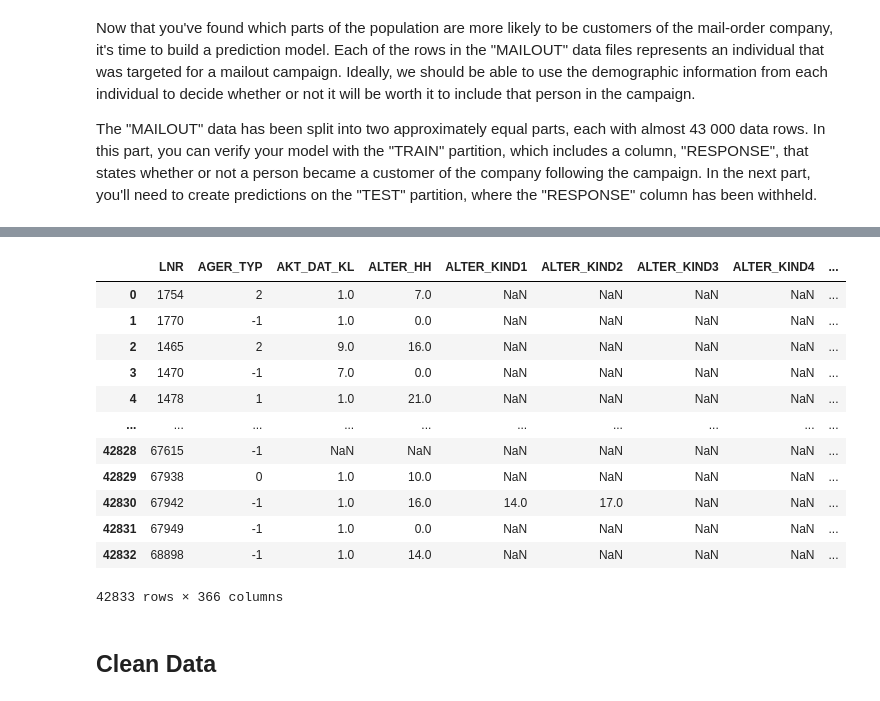
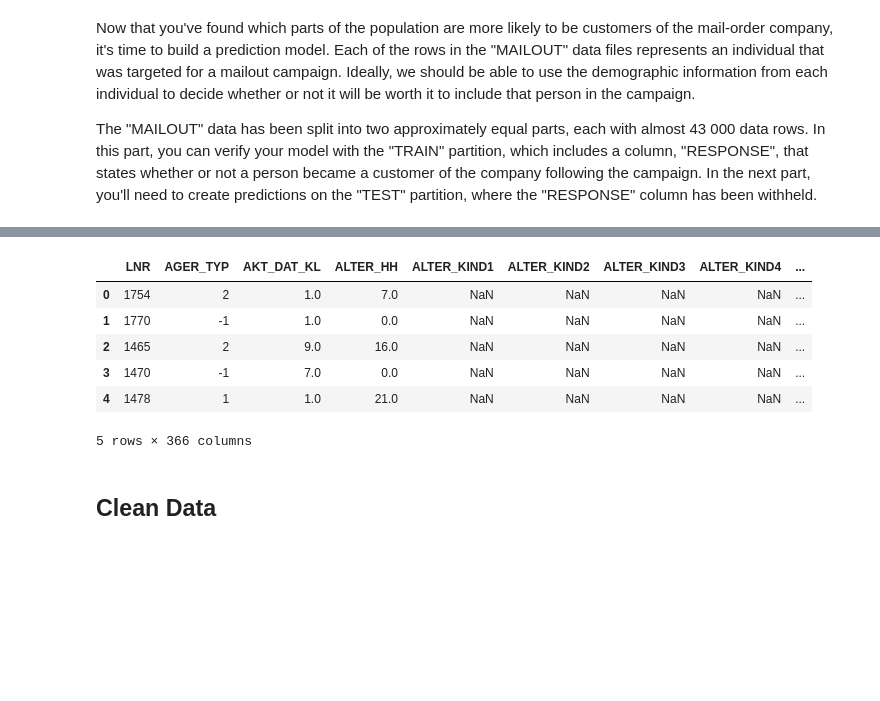
Before and after one commit to step-bauer/dsnd_capstone_arvato, a Jupyter notebook: Arvato Project Workbook.ipynb, the cells around one changed output, grey strips where cells are left out. Drawn from its saved outputs; the diff is of its cells as text; code cells hidden in the pictures; blank space fills up the shorter version.

```diff
--- a/Arvato Project Workbook.ipynb
+++ b/Arvato Project Workbook.ipynb
@@ -1681,21 +1758,15 @@ df_mailout_train = pd.read_csv(f'{prefix}/Udacity_MAILOUT_052018_TRAIN.csv', sep
 # %%
 df_mailout_test = pd.read_csv(f'{prefix}/Udacity_MAILOUT_052018_TEST.csv', index_col=False, sep=';')
 # %%
-df_mailout_test
+df_mailout_test.head(5)
 # %% [output]
 |  | LNR | AGER_TYP | AKT_DAT_KL | ALTER_HH | ALTER_KIND1 | ALTER_KIND2 | ALTER_KIND3 | ALTER_KIND4 | ... |
 | 0 | 1754 | 2 | 1.0 | 7.0 | NaN | NaN | NaN | NaN | ... |
 | 1 | 1770 | -1 | 1.0 | 0.0 | NaN | NaN | NaN | NaN | ... |
 | 2 | 1465 | 2 | 9.0 | 16.0 | NaN | NaN | NaN | NaN | ... |
 | 3 | 1470 | -1 | 7.0 | 0.0 | NaN | NaN | NaN | NaN | ... |
 | 4 | 1478 | 1 | 1.0 | 21.0 | NaN | NaN | NaN | NaN | ... |
-| ... | ... | ... | ... | ... | ... | ... | ... | ... | ... |
-| 42828 | 67615 | -1 | NaN | NaN | NaN | NaN | NaN | NaN | ... |
-| 42829 | 67938 | 0 | 1.0 | 10.0 | NaN | NaN | NaN | NaN | ... |
-| 42830 | 67942 | -1 | 1.0 | 16.0 | 14.0 | 17.0 | NaN | NaN | ... |
-| 42831 | 67949 | -1 | 1.0 | 0.0 | NaN | NaN | NaN | NaN | ... |
-| 42832 | 68898 | -1 | 1.0 | 14.0 | NaN | NaN | NaN | NaN | ... |
-42833 rows × 366 columns
+5 rows × 366 columns
 # %% [markdown]
 ## Clean Data
 # %%
```
Also changed, not shown: parts of 36 cells of this notebook.
